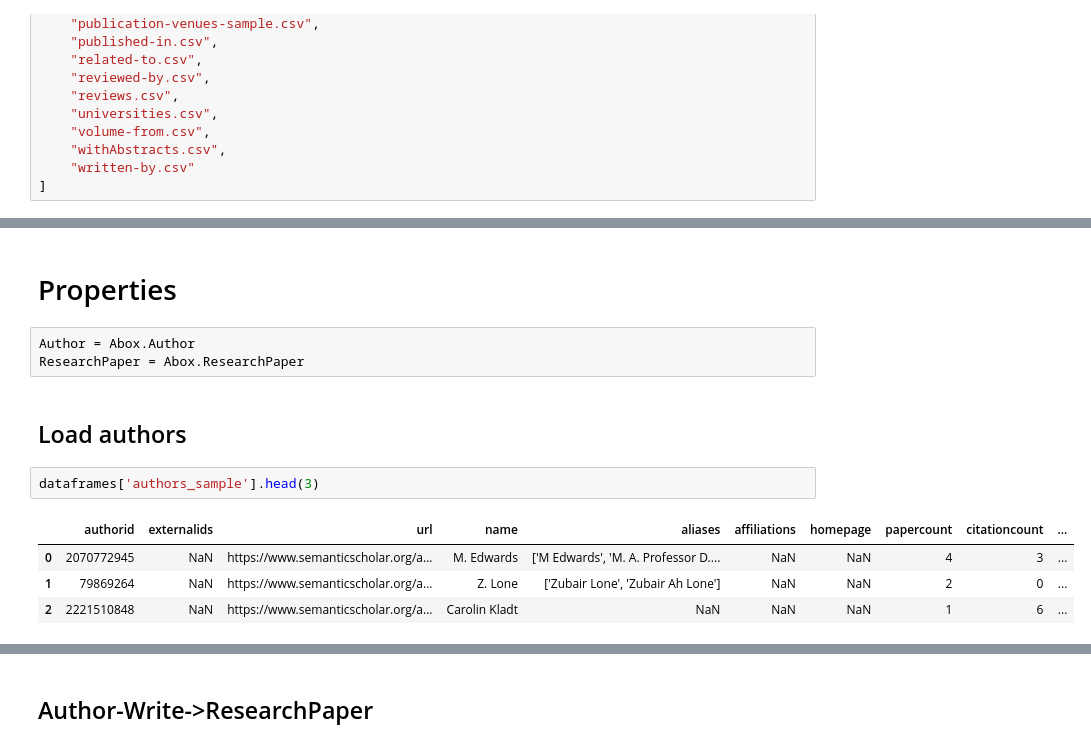
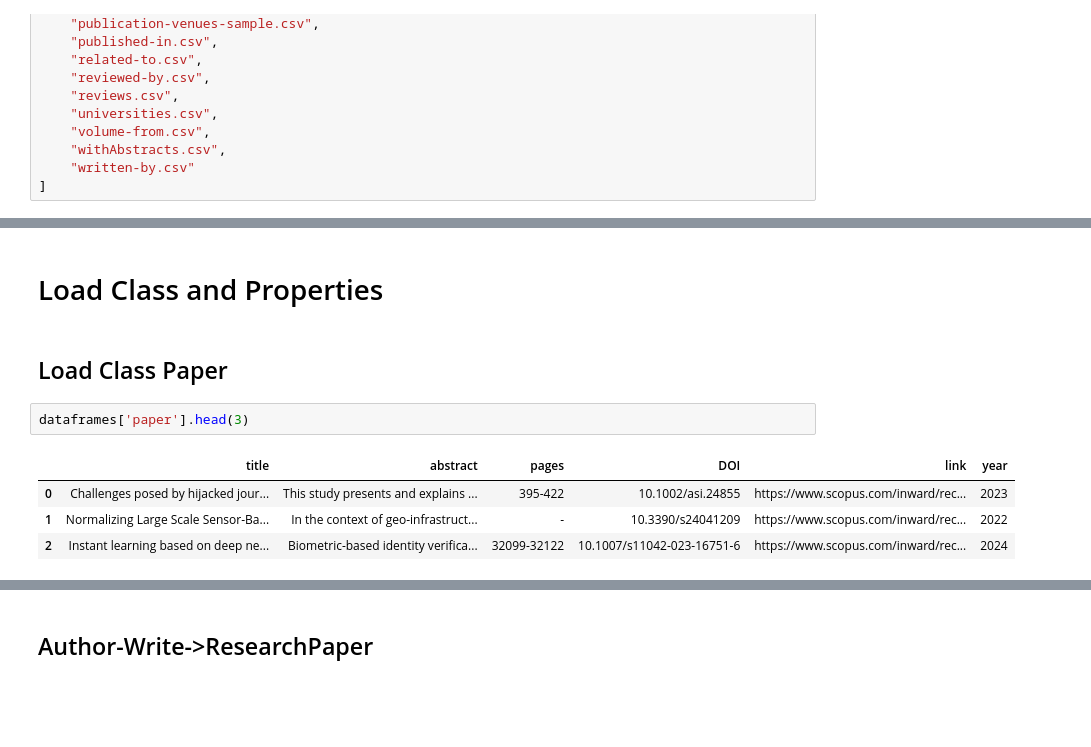
Before and after one commit to Ziyong-Zhang/SDM_lab2, a Jupyter notebook: scripts/SDM_Lab2_Abox.ipynb, the cells around one changed output, grey strips where cells are left out. Drawn from its saved outputs; the diff is of its cells as text; blank space fills up the shorter version.

Commit message:
Add properties till Author-Write->ResearchPaper

```diff
--- a/scripts/SDM_Lab2_Abox.ipynb
+++ b/scripts/SDM_Lab2_Abox.ipynb
@@ -96,14 +100,11 @@ affiliated_to
 # %% [markdown]
-# Properties
+# Load Class and Properties
-# %%
-Author = Abox.Author
-ResearchPaper = Abox.ResearchPaper
 # %% [markdown]
-## Load authors
+## Load Class Paper
 # %%
-dataframes['authors_sample'].head(3)
+dataframes['paper'].head(3)
 # %% [output]
-|  | authorid | externalids | url | name | aliases | affiliations | homepage | papercount | citationcount | ... |
-| 0 | 2070772945 | NaN | https://www.semanticscholar.org/a... | M. Edwards | ['M Edwards', 'M. A. Professor D.... | NaN | NaN | 4 | 3 | ... |
-| 1 | 79869264 | NaN | https://www.semanticscholar.org/a... | Z. Lone | ['Zubair Lone', 'Zubair Ah Lone'] | NaN | NaN | 2 | 0 | ... |
-| 2 | 2221510848 | NaN | https://www.semanticscholar.org/a... | Carolin Kladt | NaN | NaN | NaN | 1 | 6 | ... |
+|  | title | abstract | pages | DOI | link | year |
+| 0 | Challenges posed by hijacked jour... | This study presents and explains ... | 395-422 | 10.1002/asi.24855 | https://www.scopus.com/inward/rec... | 2023 |
+| 1 | Normalizing Large Scale Sensor-Ba... | In the context of geo-infrastruct... | - | 10.3390/s24041209 | https://www.scopus.com/inward/rec... | 2022 |
+| 2 | Instant learning based on deep ne... | Biometric-based identity verifica... | 32099-32122 | 10.1007/s11042-023-16751-6 | https://www.scopus.com/inward/rec... | 2024 |
```
Also changed, not shown: parts of 13 cells of this notebook.
